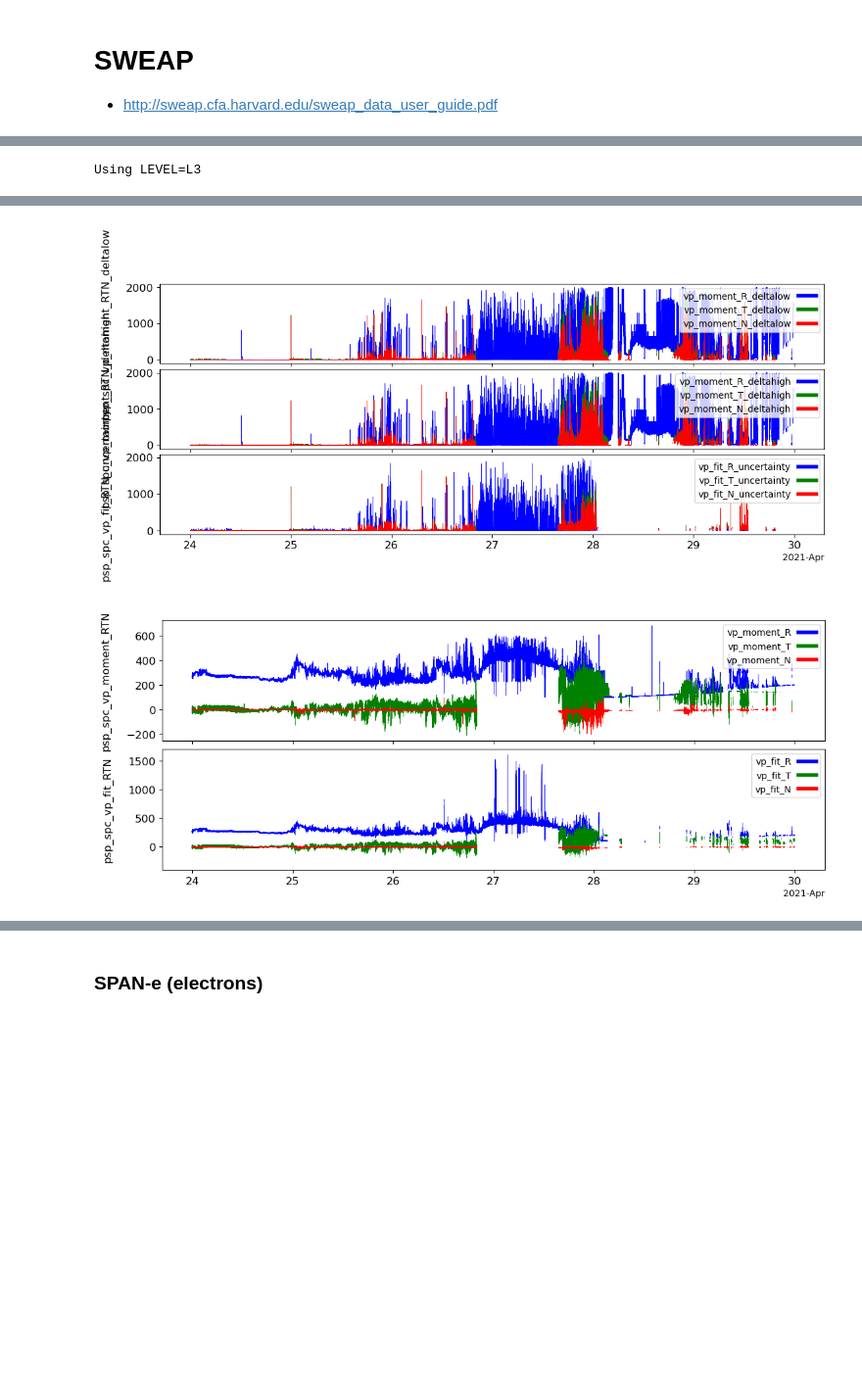
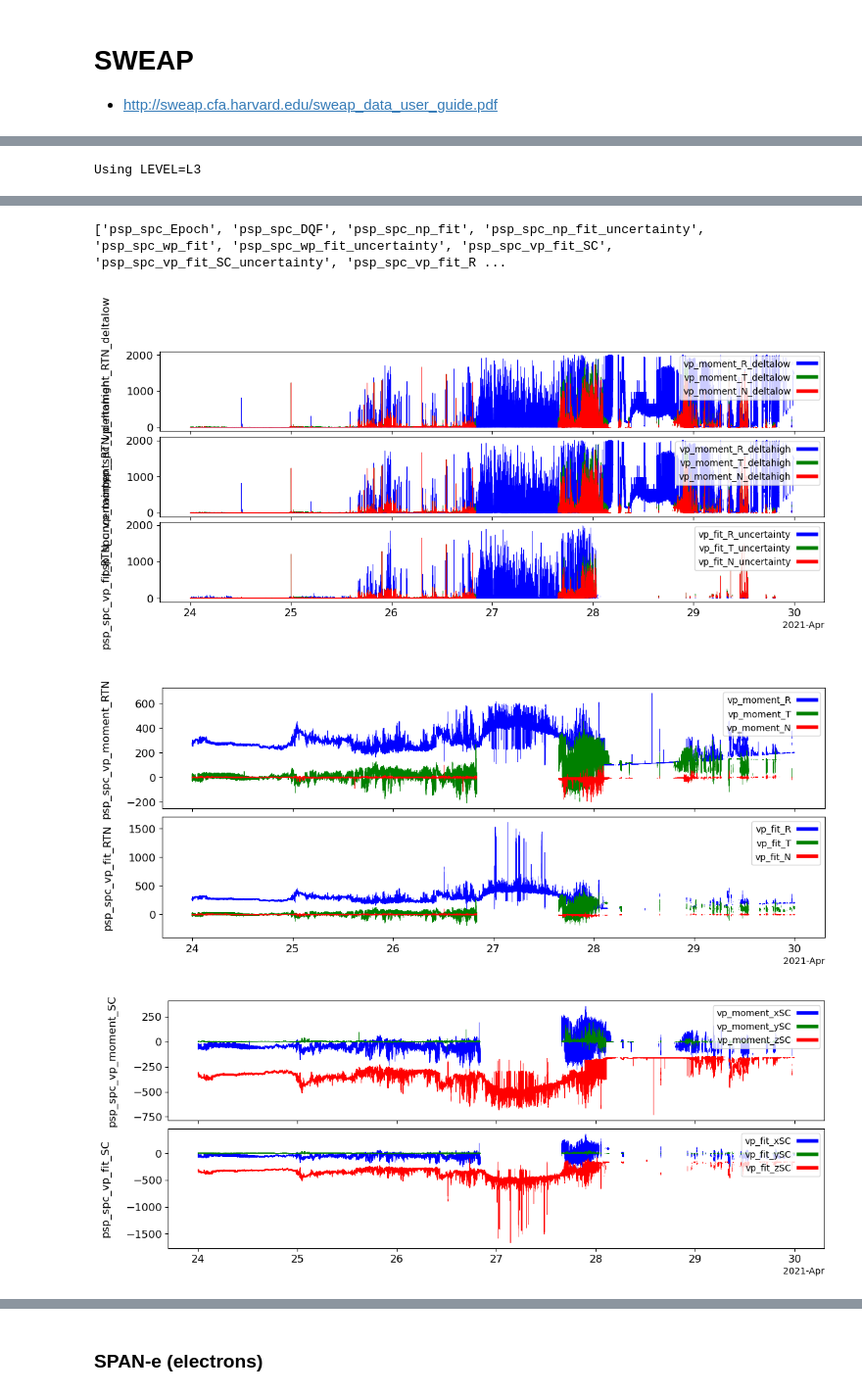
Before and after one commit to adamzhen/Project-Icarus-Official, a Jupyter notebook: pyspedas_data_analysis.ipynb, the cells around one changed output, grey strips where cells are left out. Shown at 98% size. Drawn from its saved outputs; the diff is of its cells as text; code cells hidden in the pictures; blank space fills up the shorter version.

```diff
--- a/pyspedas_data_analysis.ipynb
+++ b/pyspedas_data_analysis.ipynb
@@ -58,6 +60,8 @@ Using LEVEL=L3
 [figure]
 # %%
 spc_vars = pyspedas.psp.spc(trange=['2021-04-24', '2021-04-30'], datatype='l3i', level='l3', get_support_data=True, notplot=False, no_update=False)
+print(spc_vars)
 tplot(['psp_spc_vp_moment_RTN_deltalow', 'psp_spc_vp_moment_RTN_deltahigh', 'psp_spc_vp_fit_RTN_uncertainty'])
 tplot(['psp_spc_vp_moment_RTN','psp_spc_vp_fit_RTN'])
+tplot(['psp_spc_vp_moment_SC','psp_spc_vp_fit_SC'])
 # %% [output]
@@ -72,2 +76,4 @@ Using LEVEL=L3
+['psp_spc_Epoch', 'psp_spc_DQF', 'psp_spc_np_fit', 'psp_spc_np_fit_uncertainty', 'psp_spc_wp_fit', 'psp_spc_wp_fit_uncertainty', 'psp_spc_vp_fit_SC', 'psp_spc_vp_fit_SC_uncertainty', 'psp_spc_vp_fit_R ...
 [figure]
 [figure]
+[figure, added]
```
Also changed, not shown: parts of 11 cells of this notebook, 21 other files.
